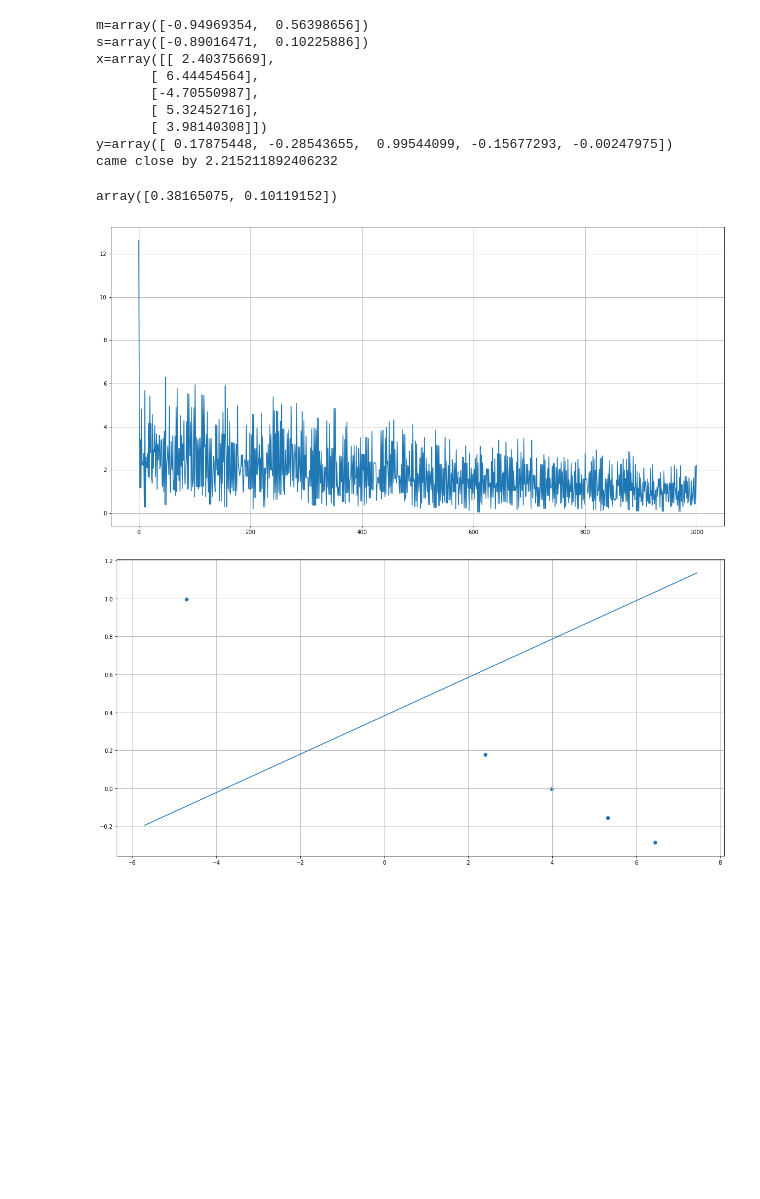
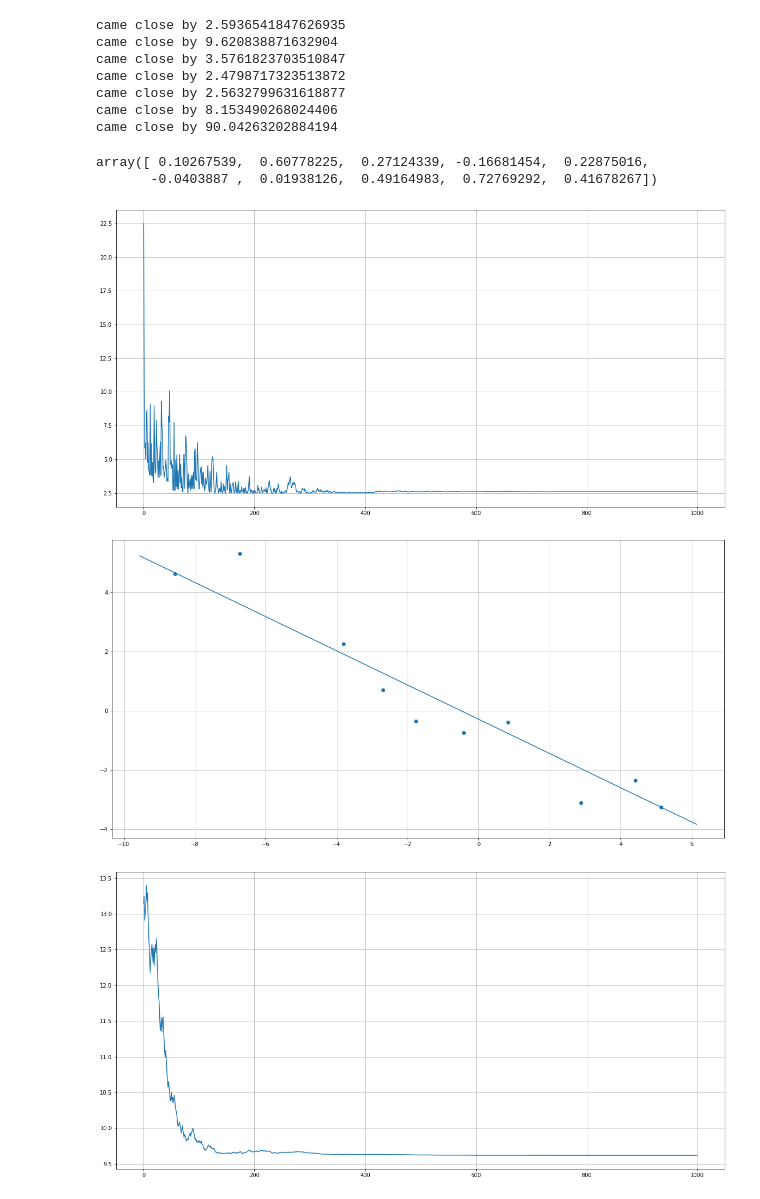
Before and after one commit to make-meth/y2020-ITMO-MO, a Jupyter notebook: 2/1_sgd.ipynb, the cells around one changed output. Drawn from its saved outputs; the diff is of its cells as text; code cells hidden in the pictures; blank space fills up the shorter version.

Commit message:
2.1 complete (tests added)

```diff
--- a/2/1_sgd.ipynb
+++ b/2/1_sgd.ipynb
@@ -42,13 +42,13 @@ def regression(x, y):
     #     x_mat = np.insert(x, 0, 1, axis=1)
     #     k = len(np.array(x[0])) + 1
     x_mat = np.hstack((np.ones((x.shape[0], 1)), x))
-    k = 2
-    batch_choice = lambda batch_size: list(set(np.random.choice(np.arange(x.size), batch_size, replace=False)))
+    k = x_mat.shape[1]
+    batch_choice = lambda batch_size: list(set(np.random.choice(np.arange(x.shape[0]), batch_size, replace=False)))
     f_batch_size = lambda batch_size: \
                        lambda *b, batch=batch_choice(batch_size): \
                            np.linalg.norm((y[batch] - x_mat[batch].dot(b)))
-    bs = sgd(f_batch_size, 0.1, 0.001, 1000, np.full(k, 1))
-    f = f_batch_size(x.size)
+    bs = sgd(f_batch_size, 0.1, 0.01, 1000, np.full(k, 1))
+    f = f_batch_size(x.shape[0])
     print(f'came close by {f(*bs[-1])}')
     ax = plt.figure().add_subplot()
     X = np.arange(len(bs))
@@ -80,29 +80,41 @@ array([19.97722061, 10.05095442])
 # %%
 rand = lambda n: (np.random.rand(n)*2)-1
 
 def random_perfect_line(n, k, limit, debug=False):
     m = rand(n)
     s = rand(n)
     ks = rand(k) * limit
     xy = np.array([m + s * k for k in ks])
     x = xy[:, :-1]
     y = xy[:, -1]
     if debug:
         print(f'{m=}\n{s=}\n{x=}\n{y=}')
     return x, y
 
-line = random_perfect_line(2, 5, 10, True)
-regression(*line)
+def test_line(n, k, limit, eps):
+    x, y = random_perfect_line(n, k, limit)
+    x += np.array([rand(x.shape[1]) for _ in range(x.shape[0])])*eps
+    y += rand(y.size)*eps
+    return x, y
+
+# line = random_perfect_line(2, 5, 10, True)
+regression(*test_line(2, 10, 10, 1))
+regression(*test_line(2, 10, 10, 1))
+regression(*test_line(2, 10, 10, 1))
+regression(*test_line(3, 10, 10, 1))
+regression(*test_line(10, 10, 10, 1))
+regression(*test_line(10, 100, 10, 1))
+regression(*test_line(10, 10000, 10, 1))
 # %% [output]
-m=array([-0.94969354,  0.56398656])
-s=array([-0.89016471,  0.10225886])
-x=array([[ 2.40375669],
-       [ 6.44454564],
-       [-4.70550987],
-       [ 5.32452716],
-       [ 3.98140308]])
-y=array([ 0.17875448, -0.28543655,  0.99544099, -0.15677293, -0.00247975])
-came close by 2.215211892406232
+came close by 2.5936541847626935
+came close by 9.620838871632904
+came close by 3.5761823703510847
+came close by 2.4798717323513872
+came close by 2.5632799631618877
+came close by 8.153490268024406
+came close by 90.04263202884194
-array([0.38165075, 0.10119152])
+array([ 0.10267539,  0.60778225,  0.27124339, -0.16681454,  0.22875016,
+       -0.0403887 ,  0.01938126,  0.49164983,  0.72769292,  0.41678267])
-[figure, old version]
+[figure, new version]
-[figure, old version]
+[figure, new version]
+[figure, added]
```
Also changed, not shown: parts of 2 cells of this notebook.
